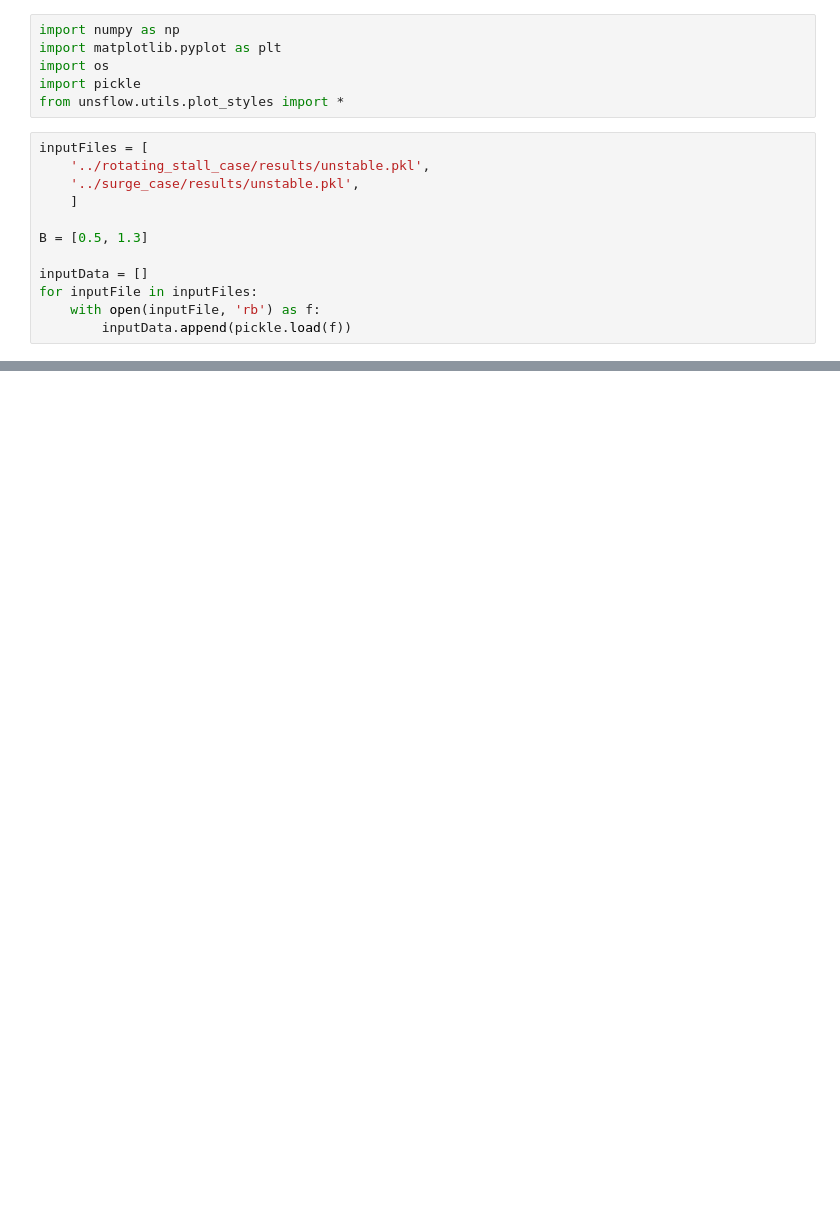
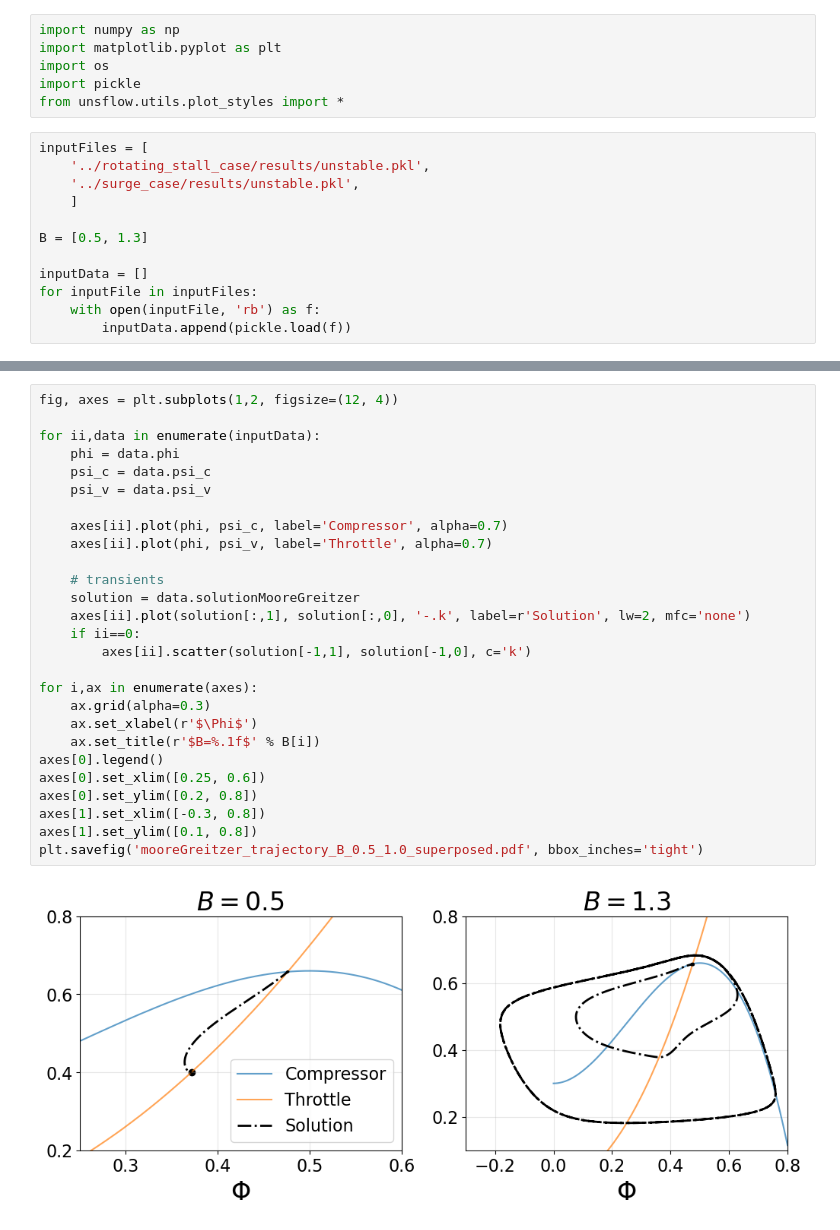
Before and after one commit to Propulsion-Power-TU-Delft/unsflow, a Jupyter notebook: testcases/greitzer/moore_greitzer_cases/post_process/Plot.ipynb, the cells around one changed output, grey strips where cells are left out. Drawn from its saved outputs; the diff is of its cells as text; blank space fills up the shorter version.

```diff
--- a/testcases/greitzer/moore_greitzer_cases/post_process/Plot.ipynb
+++ b/testcases/greitzer/moore_greitzer_cases/post_process/Plot.ipynb
@@ -47,3 +47,32 @@ plt.savefig('mooreGreitzer_trajectory_B_0.5_1.0_superposed.pdf', bbox_inches='ti
+# %%
+fig, axes = plt.subplots(1,2, figsize=(12, 4))
+
+for ii,data in enumerate(inputData):
+    phi = data.phi
+    psi_c = data.psi_c
+    psi_v = data.psi_v
+
+    axes[ii].plot(phi, psi_c, label='Compressor', alpha=0.7)
+    axes[ii].plot(phi, psi_v, label='Throttle', alpha=0.7)
+
+    # transients
+    solution = data.solutionMooreGreitzer
+    axes[ii].plot(solution[:,1], solution[:,0], '-.k', label=r'Solution', lw=2, mfc='none')
+    if ii==0:
+        axes[ii].scatter(solution[-1,1], solution[-1,0], c='k')
+
+for i,ax in enumerate(axes):
+    ax.grid(alpha=0.3)
+    ax.set_xlabel(r'$\Phi$')
+    ax.set_title(r'$B=%.1f$' % B[i])
+axes[0].legend()
+axes[0].set_xlim([0.25, 0.6])
+axes[0].set_ylim([0.2, 0.8])
+axes[1].set_xlim([-0.3, 0.8])
+axes[1].set_ylim([0.1, 0.8])
+plt.savefig('mooreGreitzer_trajectory_B_0.5_1.0_superposed.pdf', bbox_inches='tight')
+# %% [output]
+[figure, added]
 # %%
 fig, axes = plt.subplots(1,2, figsize=(12, 4))
 
```
Also changed, not shown: parts of 2 cells of this notebook, 6 other files.
